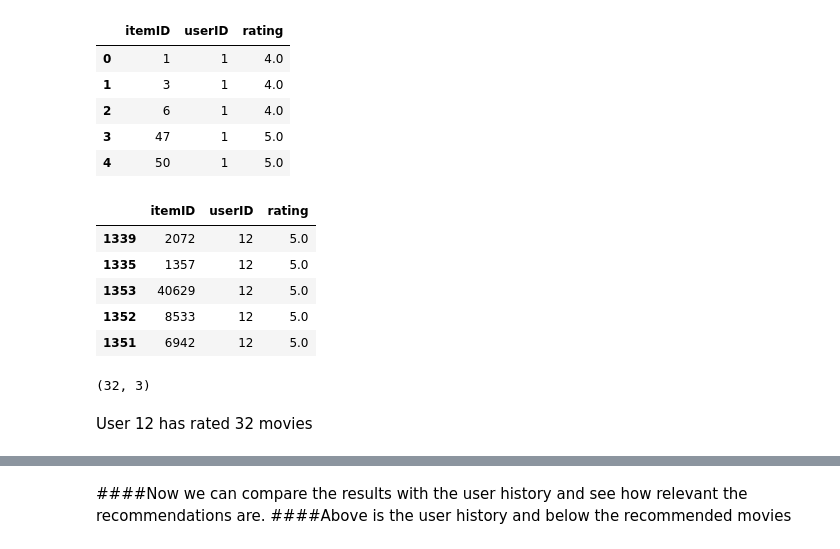
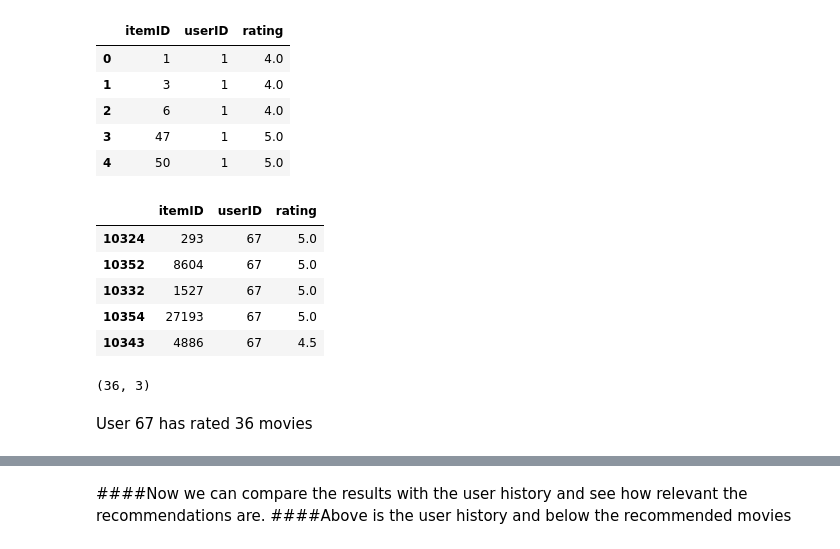
Before and after one commit to divensambhwani/MovieLens-100K_Recommender-System, a Jupyter notebook: MovieLens-100K-Recommeder System-SVD.ipynb, the cells around one changed output, grey strips where cells are left out. Drawn from its saved outputs; the diff is of its cells as text; code cells hidden in the pictures.

```diff
--- a/MovieLens-100K-Recommeder System-SVD.ipynb
+++ b/MovieLens-100K-Recommeder System-SVD.ipynb
@@ -758,21 +757,21 @@ df.head()
 | 3 | 47 | 1 | 5.0 |
 | 4 | 50 | 1 | 5.0 |
 # %%
-temp = df[df['userID'] == 12].sort_values("rating", ascending = False)
-temp.head(5)
+temp = df[df['userID'] == 67].sort_values("rating", ascending = False)
+temp.head()
 # %% [output]
 |  | itemID | userID | rating |
-| 1339 | 2072 | 12 | 5.0 |
-| 1335 | 1357 | 12 | 5.0 |
-| 1353 | 40629 | 12 | 5.0 |
-| 1352 | 8533 | 12 | 5.0 |
-| 1351 | 6942 | 12 | 5.0 |
+| 10324 | 293 | 67 | 5.0 |
+| 10352 | 8604 | 67 | 5.0 |
+| 10332 | 1527 | 67 | 5.0 |
+| 10354 | 27193 | 67 | 5.0 |
+| 10343 | 4886 | 67 | 4.5 |
 # %%
 temp.shape
 # %% [output]
-(32, 3)
+(36, 3)
 # %% [markdown]
-User 12 has rated 32 movies
+User 67 has rated 36 movies
 # %%
 history_movie_ids = temp['itemID']
 user_history = movies[movies['movieId'].isin(history_movie_ids)]
```
Also changed, not shown: parts of 25 cells of this notebook.
